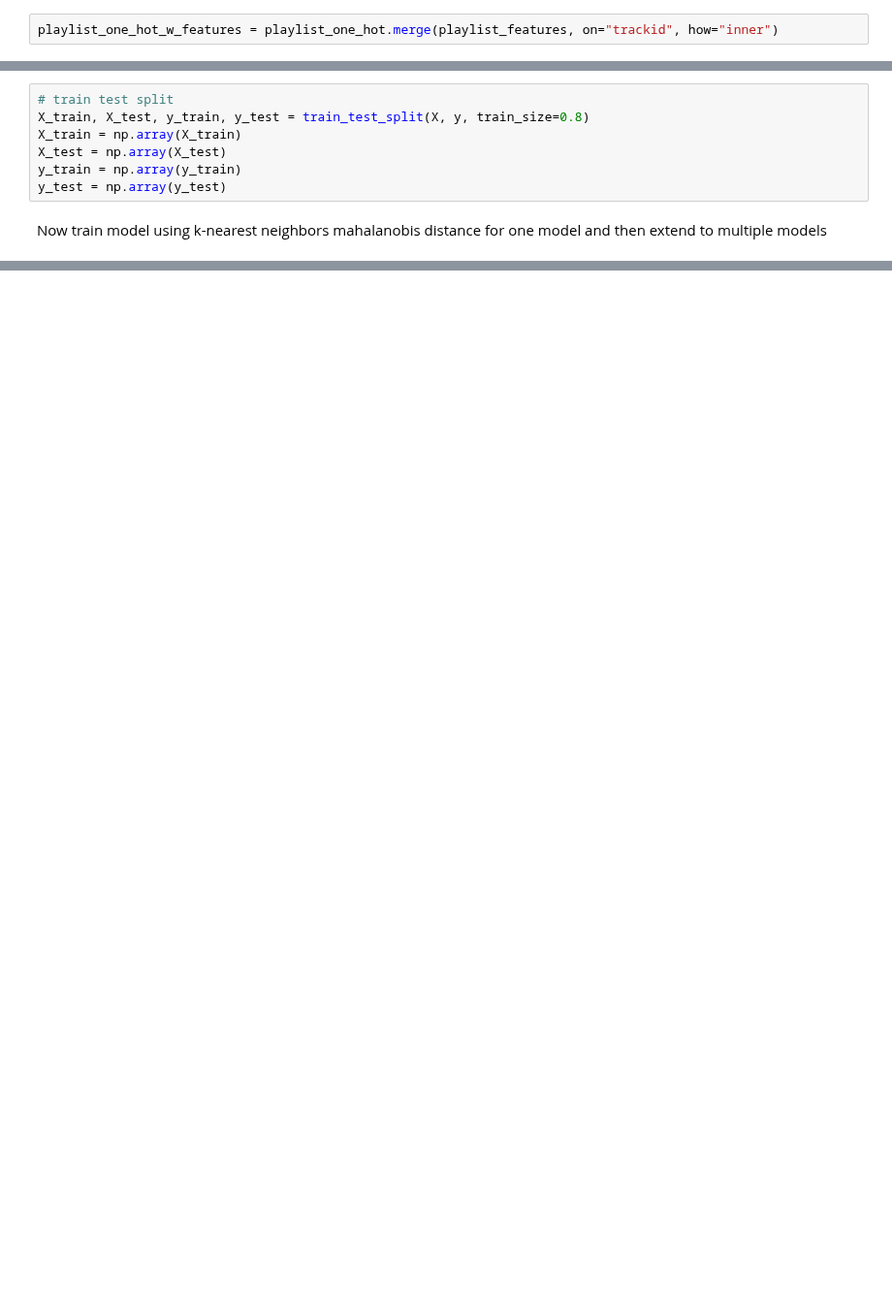
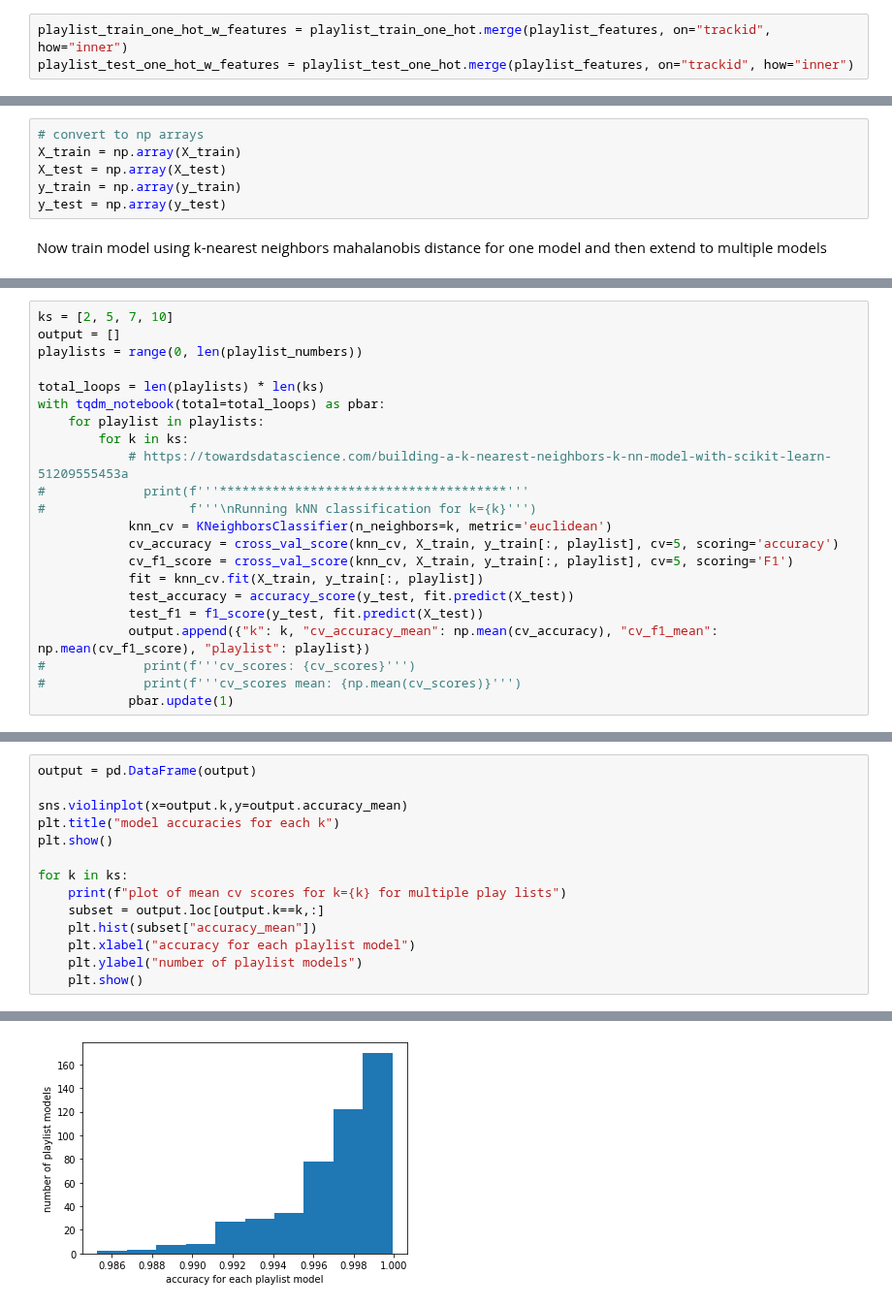
Before and after one commit to spotted-d/spotify-project, a Jupyter notebook: notebooks/marklock_models.ipynb, the cells around one changed output, grey strips where cells are left out. Shown at 97% size. Cells and saved outputs as stored; diff of their text form; blank space fills up the shorter version.

```diff
--- a/notebooks/marklock_models.ipynb
+++ b/notebooks/marklock_models.ipynb
@@ -169,3 +166,4 @@ playlist_one_hot = playlist_one_hot.drop("sum", axis = 1)
 # %%
-playlist_one_hot_w_features = playlist_one_hot.merge(playlist_features, on="trackid", how="inner")
+playlist_train_one_hot_w_features = playlist_train_one_hot.merge(playlist_features, on="trackid", how="inner")
+playlist_test_one_hot_w_features = playlist_test_one_hot.merge(playlist_features, on="trackid", how="inner")
 # %%
@@ -183,6 +186,5 @@ X = X.fillna(-1) #if na then fill with -1
 # %%
-# train test split
-X_train, X_test, y_train, y_test = train_test_split(X, y, train_size=0.8)
+# convert to np arrays
 X_train = np.array(X_train)
 X_test = np.array(X_test)
 y_train = np.array(y_train)
@@ -201,0 +194,22 @@ y_train_compressed.shape
+# %%
+ks = [2, 5, 7, 10]
+output = []
+playlists = range(0, len(playlist_numbers))
+
+total_loops = len(playlists) * len(ks)
+with tqdm_notebook(total=total_loops) as pbar:
+    for playlist in playlists:
+        for k in ks:
+            # https://towardsdatascience.com/building-a-k-nearest-neighbors-k-nn-model-with-scikit-learn-51209555453a
+#             print(f'''**************************************'''
+#                   f'''\nRunning kNN classification for k={k}''')
+            knn_cv = KNeighborsClassifier(n_neighbors=k, metric='euclidean')
+            cv_accuracy = cross_val_score(knn_cv, X_train, y_train[:, playlist], cv=5, scoring='accuracy')
+            cv_f1_score = cross_val_score(knn_cv, X_train, y_train[:, playlist], cv=5, scoring='F1')
+            fit = knn_cv.fit(X_train, y_train[:, playlist])
+            test_accuracy = accuracy_score(y_test, fit.predict(X_test))
+            test_f1 = f1_score(y_test, fit.predict(X_test))
+            output.append({"k": k, "cv_accuracy_mean": np.mean(cv_accuracy), "cv_f1_mean": np.mean(cv_f1_score), "playlist": playlist})
+#             print(f'''cv_scores: {cv_scores}''')
+#             print(f'''cv_scores mean: {np.mean(cv_scores)}''')
+            pbar.update(1)
@@ -201,0 +218,15 @@ y_train_compressed.shape
+# %%
+output = pd.DataFrame(output)
+
+sns.violinplot(x=output.k,y=output.accuracy_mean)
+plt.title("model accuracies for each k")
+plt.show()
+
+for k in ks:
+    print(f"plot of mean cv scores for k={k} for multiple play lists")
+    subset = output.loc[output.k==k,:]
+    plt.hist(subset["accuracy_mean"])
+    plt.xlabel("accuracy for each playlist model")
+    plt.ylabel("number of playlist models")
+    plt.show()
+# %% [output]
@@ -201,0 +234 @@ y_train_compressed.shape
+[figure, added]
```
Also changed, not shown: parts of 17 cells of this notebook.
